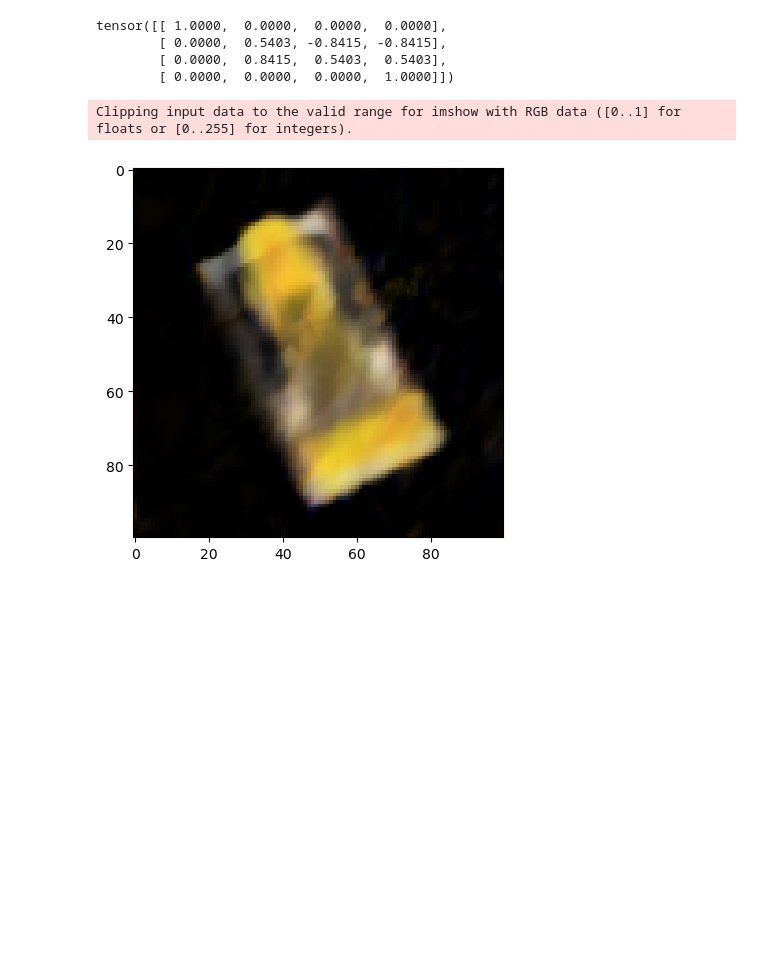
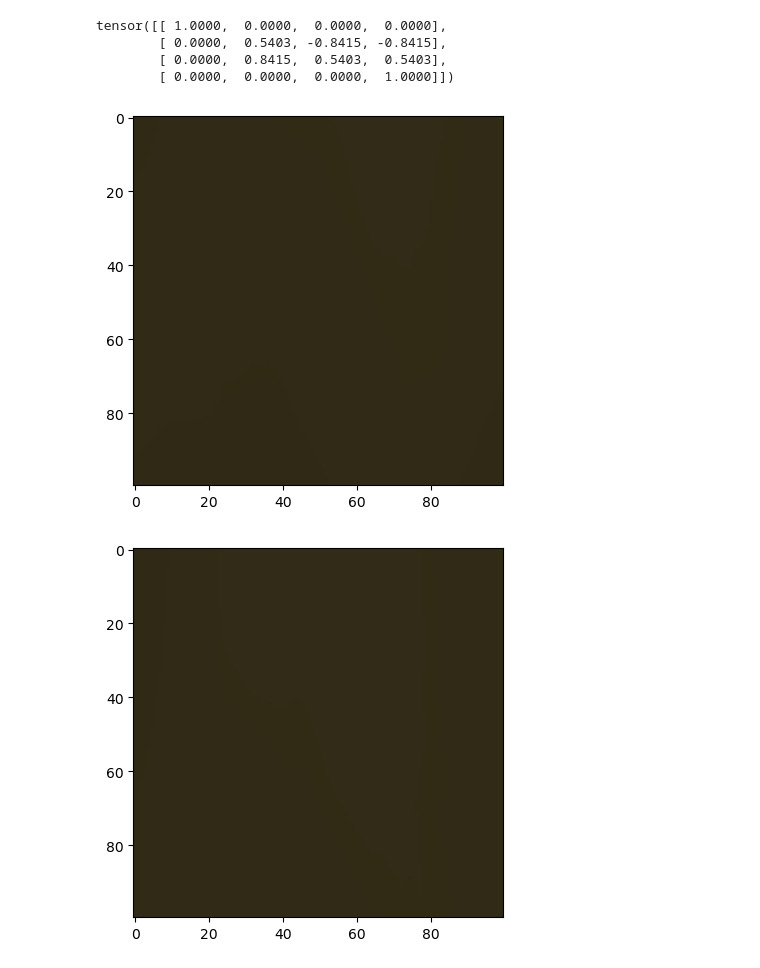
Before and after one commit to shahanneda/NeRfFromScratch, a Jupyter notebook: 3d_image.ipynb, the cells around one changed output. Drawn from its saved outputs; the diff is of its cells as text; code cells hidden in the pictures; blank space fills up the shorter version.

```diff
--- a/3d_image.ipynb
+++ b/3d_image.ipynb
@@ -127,7 +125,7 @@ import matplotlib
 
 
 numberOfSamples = 25
-far = 10
+far = 5
 distanceBetweenSamples = far / numberOfSamples
 
 def get_rays_with_samples(pose):
@@ -138,20 +136,13 @@ def get_rays_with_samples(pose):
   # goal = (width, height, numberOfSamples, 3)
   # where goal[x][y][i] = dirs[x][y] * t[i]
   t = torch.linspace(0, far, numberOfSamples).reshape(1, 1, numberOfSamples, 1).to(device)
-  # print(t)
 
   # dirs has shape (width, height, 3) right now (a direction for every pixel)
   # We want to instead have a list of numberOfSamples for each pixel, so (width, height, numberOfSamples, 3)
   dirs = dirs.reshape(width, height, 1, 3)
   pos = pos.reshape(width, height, 1, 3)
-  print(dirs[0][0])
-#   print(pos.shape)
-#   print(dirs.shape)
-#   print(t.shape)
-  z = t*dirs
+  z = pos + t*dirs
   z = z.to(device)
-#   print(z.shape)
-#   print(z[0][0])
   return z
 
 # far = 2
@@ -484,10 +465,10 @@ tensor([[ 1.0000,  0.0000,  0.0000,  0.0000],
         [ 0.0000,  0.0000,  0.0000,  1.0000]])
 # %%
 with torch.no_grad():
-     for i in range(7, 8):
-         image  = get_image(poses[7].to(device))
+     for i in range(0, 8):
+         image  = get_image(poses[i].to(device))
          plt.imshow(image.cpu())
          plt.show()
 # %% [output]
-Clipping input data to the valid range for imshow with RGB data ([0..1] for floats or [0..255] for integers).
-[figure, old version]
+[figure, new version]
+[figure, added]
```
Also changed, not shown: parts of 6 cells of this notebook.
